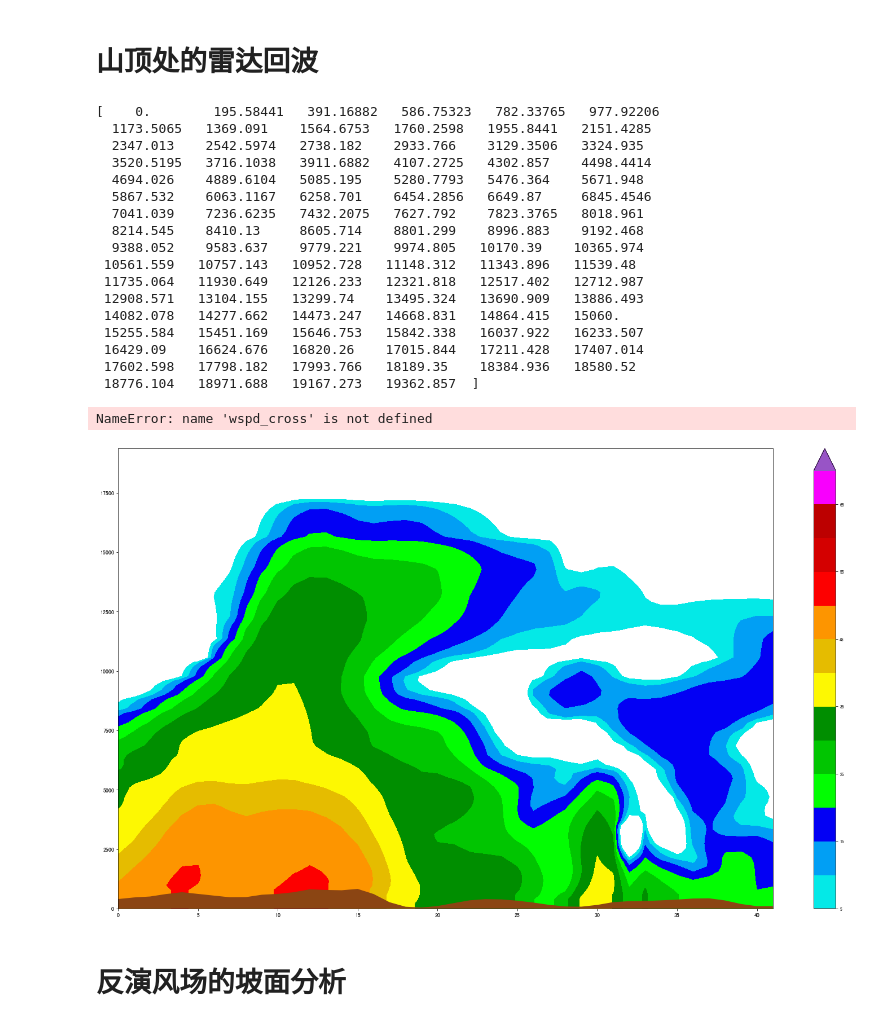
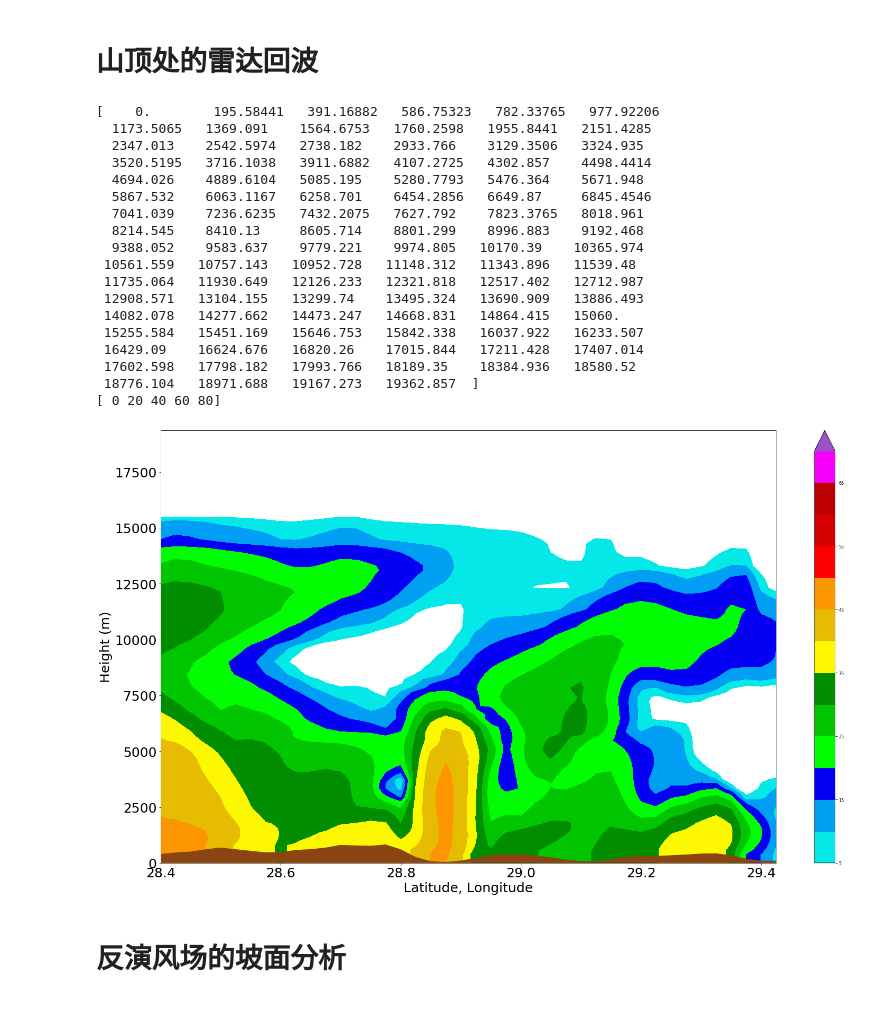
Before and after one commit to liyuan3970/3DVAR_retrive_radar_wind_from_typhoon1909, a Jupyter notebook: notebooks/WRF括苍山顶雷达回波分析.ipynb, the cells around one changed output. Saved outputs shown, nothing was run; the diff lists cells and outputs as text; code cells hidden in the pictures.

```diff
--- a/notebooks/WRF括苍山顶雷达回波分析.ipynb
+++ b/notebooks/WRF括苍山顶雷达回波分析.ipynb
@@ -249,7 +249,7 @@ from wrf import (getvar, to_np, get_cartopy, latlon_coords, vertcross,
                  cartopy_xlim, cartopy_ylim, interpline, CoordPair)
 
 filepath = "/home/liyuan3970/Data/demo4_run2/"
-wrf_file = Dataset(filepath+"wrfout_d02_2019-08-09_06:00:00.nc")
+wrf_file = Dataset(filepath+"wrfout_d02_2019-08-09_060000.nc")
 
 # Define the cross section start and end points
 cross_start = CoordPair(lat=28.4, lon=120.9)
@@ -258,7 +258,7 @@ cross_end = CoordPair(lat=29.5, lon=120.9)
 # Get the WRF variables
 ht = getvar(wrf_file, "z", timeidx=89)
 ter = getvar(wrf_file, "ter", timeidx=89)
-dbz = getvar(wrf_file, "dbz", timeidx=89)
+dbz = getvar(wrf_file, "dbz", timeidx=85)
 max_dbz = getvar(wrf_file, "mdbz", timeidx=89)
 Z = 10**(dbz/10.) # Use linear Z for interpolation
 
@@ -351,7 +351,7 @@ x_ticks = np.arange(coord_pairs.shape[0])
 x_labels = [pair.latlon_str() for pair in to_np(coord_pairs)]
 
 # Set the y-ticks to be height.
-vert_vals = to_np(wspd_cross.coords["vertical"])
+vert_vals = to_np(z_cross.coords["vertical"])
 v_ticks = np.arange(vert_vals.shape[0])
 
 
@@ -362,34 +362,34 @@ x_table = [28.4,28.6,28.8,29.0,29.2,29.4]
 ax_cross.set_xticks(x_ticks[::thin])
 ax_cross.set_xticklabels(x_table, rotation=0, fontsize=25)
 print(v_ticks[::20])
 y_table = [0,2500,5000,7500,10000,12500,15000,17500]
 #ax_cross.set_yticks(v_ticks[::20])
 ax_cross.set_yticklabels(y_table, fontsize=25)
 # Set the x-axis and  y-axis labels
 ax_cross.set_xlabel("Latitude, Longitude", fontsize=25)
 ax_cross.set_ylabel("Height (m)", fontsize=25)
 
 # Add a title
-ax_cross.set_title("Cross-Section of Reflectivity (dBZ)", {"fontsize" : 14})
-plt.savefig('../图片包/括苍山图/'+'括苍山回波图')
+# ax_cross.set_title("Cross-Section of Reflectivity (dBZ)", {"fontsize" : 14})
+# plt.savefig('../图片包/括苍山图/'+'括苍山回波图')
 pyplot.show()
 # %% [output]
 [    0.        195.58441   391.16882   586.75323   782.33765   977.92206
   1173.5065   1369.091    1564.6753   1760.2598   1955.8441   2151.4285
   2347.013    2542.5974   2738.182    2933.766    3129.3506   3324.935
   3520.5195   3716.1038   3911.6882   4107.2725   4302.857    4498.4414
   4694.026    4889.6104   5085.195    5280.7793   5476.364    5671.948
   5867.532    6063.1167   6258.701    6454.2856   6649.87     6845.4546
   7041.039    7236.6235   7432.2075   7627.792    7823.3765   8018.961
   8214.545    8410.13     8605.714    8801.299    8996.883    9192.468
   9388.052    9583.637    9779.221    9974.805   10170.39    10365.974
  10561.559   10757.143   10952.728   11148.312   11343.896   11539.48
  11735.064   11930.649   12126.233   12321.818   12517.402   12712.987
  12908.571   13104.155   13299.74    13495.324   13690.909   13886.493
  14082.078   14277.662   14473.247   14668.831   14864.415   15060.
  15255.584   15451.169   15646.753   15842.338   16037.922   16233.507
  16429.09    16624.676   16820.26    17015.844   17211.428   17407.014
  17602.598   17798.182   17993.766   18189.35    18384.936   18580.52
  18776.104   18971.688   19167.273   19362.857  ]
+[ 0 20 40 60 80]
-NameError: name 'wspd_cross' is not defined
-[figure, old version]
+[figure, new version]
```
Also changed, not shown: parts of 8 cells of this notebook, 31 other files.
